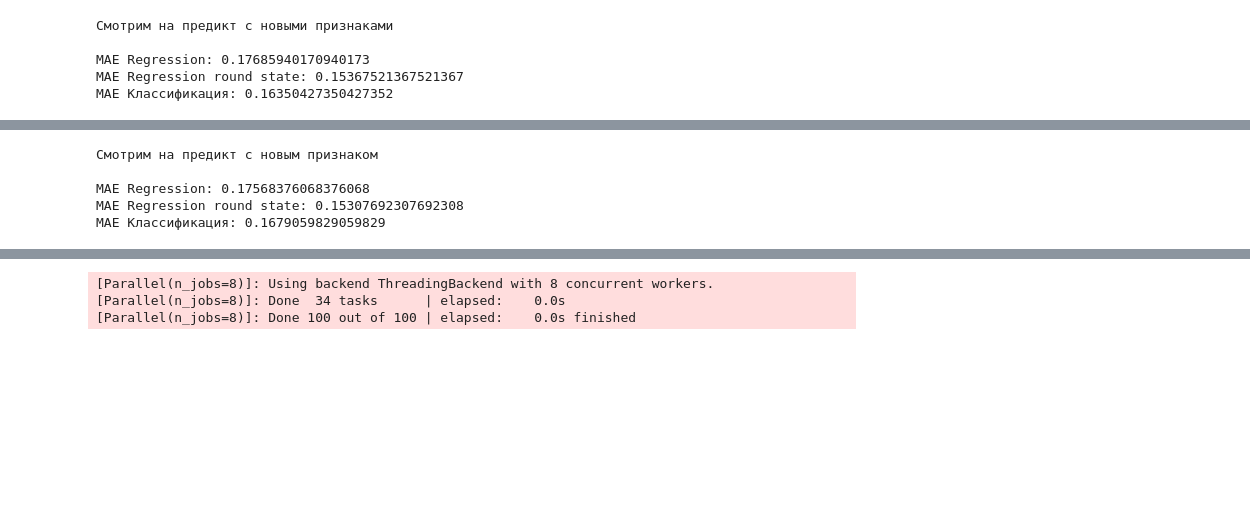
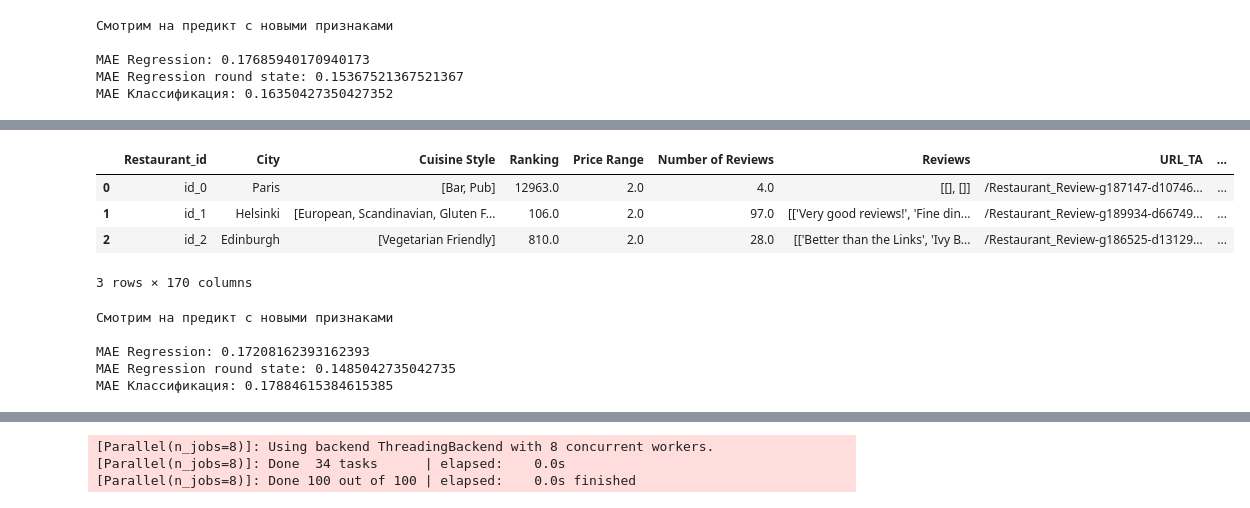
Before and after one commit to maximka1980/SF_DSPRO, a Jupyter notebook: module_3/module3_predict_submission-Copy1.ipynb, the cells around one changed output, grey strips where cells are left out. Cells and saved outputs as stored; diff of their text form; code cells hidden in the pictures; blank space fills up the shorter version.

```diff
--- a/module_3/module3_predict_submission-Copy1.ipynb
+++ b/module_3/module3_predict_submission-Copy1.ipynb
@@ -707,12 +565,34 @@ Length: 19064, dtype: int64
+# %%
+# Видим что набор дамми пеерменных дает широту разброса корреляции, но вся основная часть сосредоточена вврху слева)
+
+#делаем бэкап перед созданием нового признака
+backup = df
+backup.head(3)
+# %% [output]
+|  | Restaurant_id | City | Cuisine Style | Ranking | Price Range | Number of Reviews | Reviews | URL_TA | ... |
+| 0 | id_0 | Paris | [Bar, Pub] | 12963.0 | 2.0 | 4.0 | [[], []] | /Restaurant_Review-g187147-d10746... | ... |
+| 1 | id_1 | Helsinki | [European, Scandinavian, Gluten F... | 106.0 | 2.0 | 97.0 | [['Very good reviews!', 'Fine din... | /Restaurant_Review-g189934-d66749... | ... |
+| 2 | id_2 | Edinburgh | [Vegetarian Friendly] | 810.0 | 2.0 | 28.0 | [['Better than the Links', 'Ivy B... | /Restaurant_Review-g186525-d13129... | ... |
+3 rows × 170 columns
 # %%
-drop_columns = ['City','Cuisine Style', 'Price Range', 'Reviews', 'URL_TA', 'ID_TA']
-print('Смотрим на предикт с новым признаком\n')
+
+
+
+from sklearn.preprocessing import LabelEncoder
+#City encoding
+le = LabelEncoder()
+le.fit(df.City)
+df['city_le']=le.transform(df.City)
+
+df
+drop_columns = ['City','Cuisine Style', 'Price Range', 'Reviews', 'URL_TA','ID_TA']
+print('Смотрим на предикт с новыми признаками\n')
 learn_fit(df.drop(columns = drop_columns).dropna(), random_state=322)
 # %% [output]
-Смотрим на предикт с новым признаком
+Смотрим на предикт с новыми признаками
 
-MAE Regression: 0.17568376068376068
-MAE Regression round state: 0.15307692307692308
-MAE Классификация: 0.1679059829059829
+MAE Regression: 0.17208162393162393
+MAE Regression round state: 0.1485042735042735
+MAE Классификация: 0.17884615384615385
 # %%
 #улучшили еще чуть-чуть
```
Also changed, not shown: parts of 41 cells of this notebook, 2 other files.
